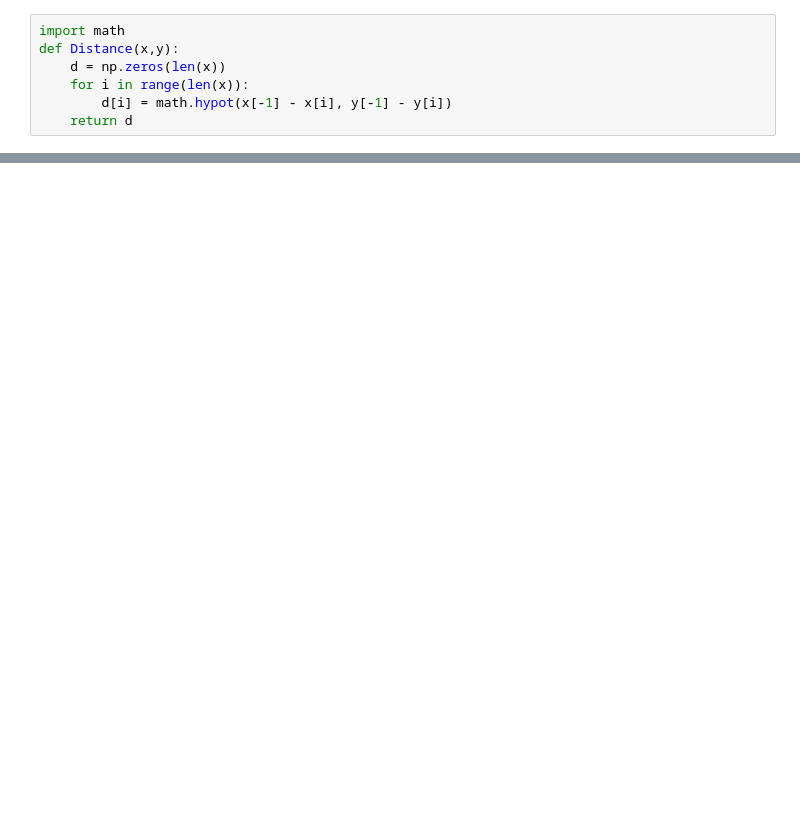
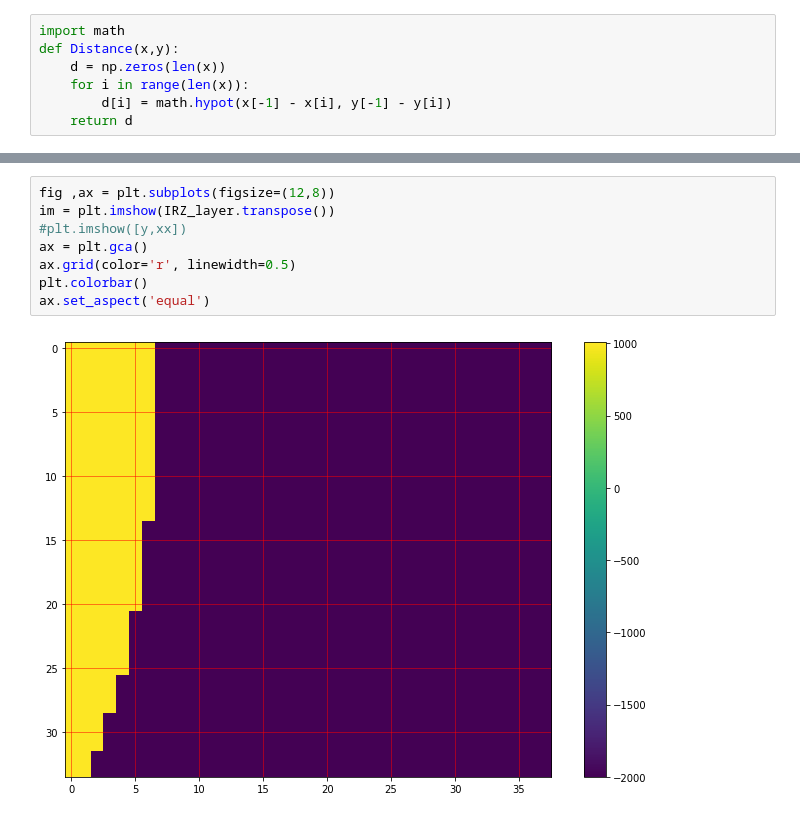
Before and after one commit to ajkhattak/python-scripts, a Jupyter notebook: meshes/make_mesh_piewedge-Vladimir.ipynb, the cells around one changed output, grey strips where cells are left out. Cells and saved outputs as stored; diff of their text form; blank space fills up the shorter version.

```diff
--- a/meshes/make_mesh_piewedge-Vladimir.ipynb
+++ b/meshes/make_mesh_piewedge-Vladimir.ipynb
@@ -227 +344,11 @@ m2.plot()
+# %%
+fig ,ax = plt.subplots(figsize=(12,8))
+im = plt.imshow(IRZ_layer.transpose())
+#plt.imshow([y,xx])
+ax = plt.gca()
+ax.grid(color='r', linewidth=0.5)
+plt.colorbar()
+ax.set_aspect('equal')
+# %% [output]
+[figure, added]
 # %%
```
Also changed, not shown: parts of 13 cells of this notebook, 13 other files.
